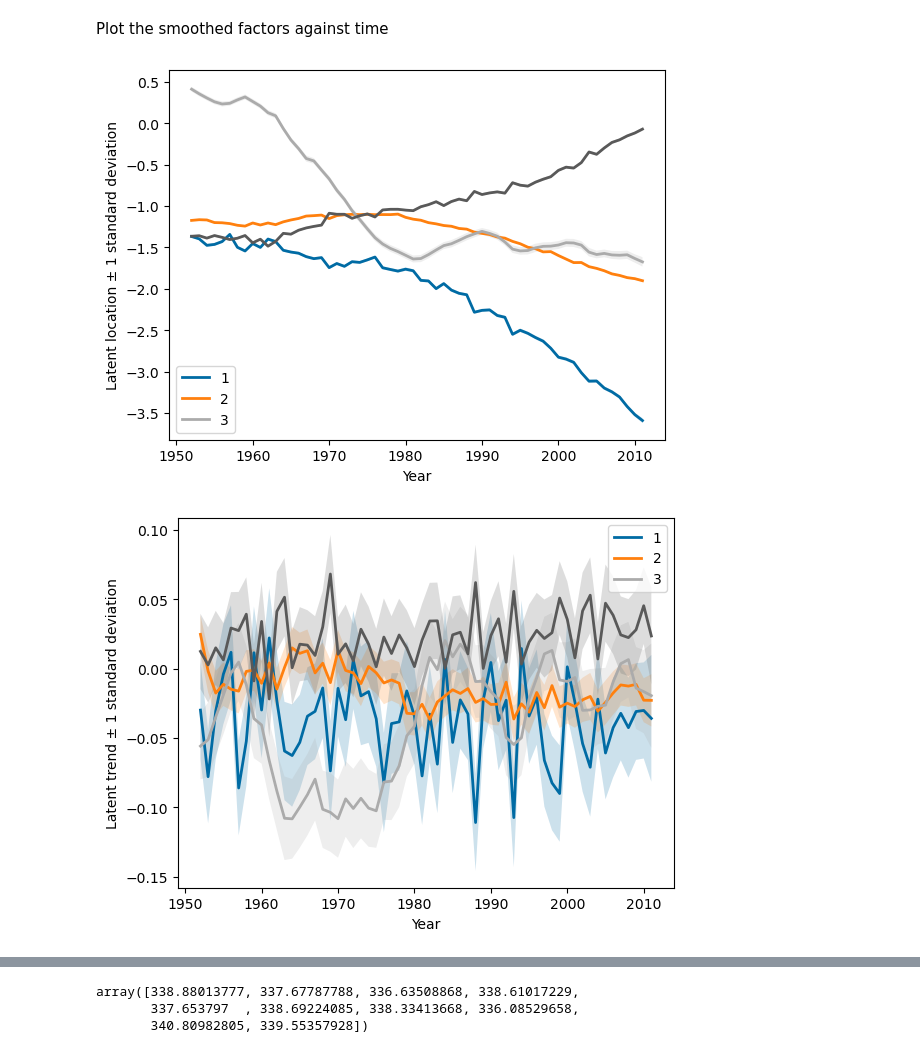
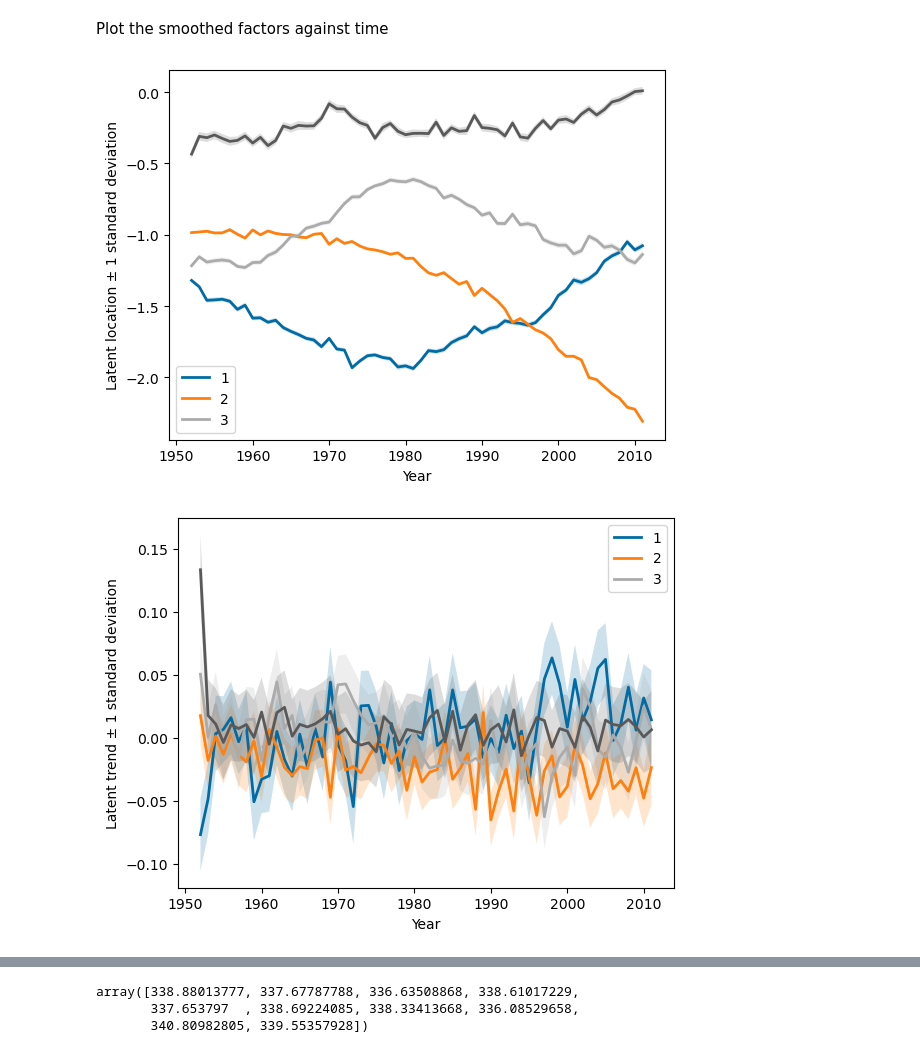
Before and after one commit to LPAndersson/VImortality, a Jupyter notebook: scripts/forecast.ipynb, the cells around one changed output, grey strips where cells are left out. Cells and saved outputs as stored; diff of their text form; code cells hidden in the pictures.

```diff
--- a/scripts/forecast.ipynb
+++ b/scripts/forecast.ipynb
@@ -20,11 +20,21 @@ param = {
     'last_year_test' : 2021,
     'sex' : "Male", # or Female, Both
     'max_age' : 100,
-    'nn_layers' : 1,
-    'latent_dim' : 5
+    'model' : 'radial_basis',
+    'num_basis' : 20,
+    'tau' : 10,
+    'latent_dim' : 4
+    # 'model' : 'linear',
+    # 'nn_layers' : 1,
+    # 'latent_dim' : 5
 }
 
-model_string = "test_%s_%d_%d_%s_%d_%d_%d" % (param['country'].name, param['first_year_train'], param['last_year_train'], param['sex'], param['max_age'], param['nn_layers'], param['latent_dim'])
+if param['model'] == 'linear':
+    model_string = "%s_%s_%d_%d_%s_%d_%d_%d" %(param['country'].name, 'linear', param['first_year_train'], param['last_year_train'], param['sex'], param['max_age'], param['nn_layers'], param['latent_dim'])
+    file_name = "../trainedModelsLinear/test_" + model_string
+elif param['model'] == 'radial_basis':
+    model_string = "%s_%s_%d_%d_%s_%d_%d_%d" %(param['country'].name, 'radial_basis', param['first_year_train'], param['last_year_train'], param['sex'], param['max_age'], param['num_basis'], param['latent_dim'])
+    file_name = "../trainedModelsRadial/test_" + model_string
 
 fig_path = "../manuscript/figs/"
 # %% [markdown]
@@ -40,9 +50,7 @@ model = mf.Mortality(param)
 # %% [markdown]
 Load already trained model
 # %%
-file_name = "../trainedModels/" + model_string
-
-model = model.load(file_name = file_name, param = param, exposure = exposure_train, deaths = deaths_train )
+model = model.load(file_name = file_name, exposure = exposure_train, deaths = deaths_train )
 # %% [markdown]
 Plot the smoothed factors against time
 # %%
@@ -56,37 +64,38 @@ trend_scale = model.trend_scale
 
 fig, ax = plt.subplots()
 for i in range(level_loc.shape[0]):
     ax.plot(range(param['first_year_train'],param['last_year_train']+1), level_loc[i], linewidth = 2)
     ax.fill_between(range(param['first_year_train'],param['last_year_train']+1),
                     level_loc[i] - level_scale[i],
                     level_loc[i] + level_scale[i],
                     alpha = 0.2,
                     label='_nolegend_')
 
 plt.xlabel ('Year')
 plt.ylabel ('Latent location ± 1 standard deviation')
-plt.gca().legend(('1','2','3'))
+legend_strings = [str(x) for x in range(1, level_loc.shape[0])]
+plt.gca().legend(legend_strings)
 
 fig.savefig(fig_path + model_string + "latent_level.pdf", bbox_inches='tight', dpi=300)
 
 
 fig, ax = plt.subplots()
 for i in range(level_loc.shape[0]):
     ax.plot(range(param['first_year_train'],param['last_year_train']+1), trend_loc[i], linewidth = 2)
     ax.fill_between(range(param['first_year_train'],param['last_year_train']+1),
                     trend_loc[i] - trend_scale[i],
                     trend_loc[i] + trend_scale[i],
                     alpha = 0.2,
                     label='_nolegend_')
 
 plt.xlabel ('Year')
 plt.ylabel ('Latent trend ± 1 standard deviation')
-plt.gca().legend(('1','2','3'))
+plt.gca().legend(legend_strings)
 
 fig.savefig(fig_path + model_string + "latent_trend.pdf", bbox_inches='tight', dpi=300)
 # %% [output]
-[figure, old version]
+[figure, new version]
-[figure, old version]
+[figure, new version]
 # %%
 plt.style.use('tableau-colorblind10')
 
```
Also changed, not shown: parts of 6 cells of this notebook, 23 other files.
